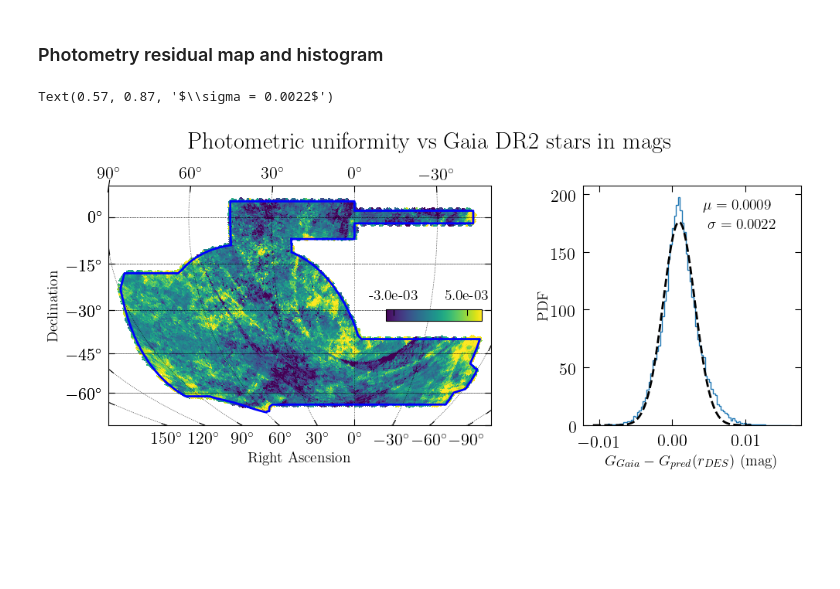
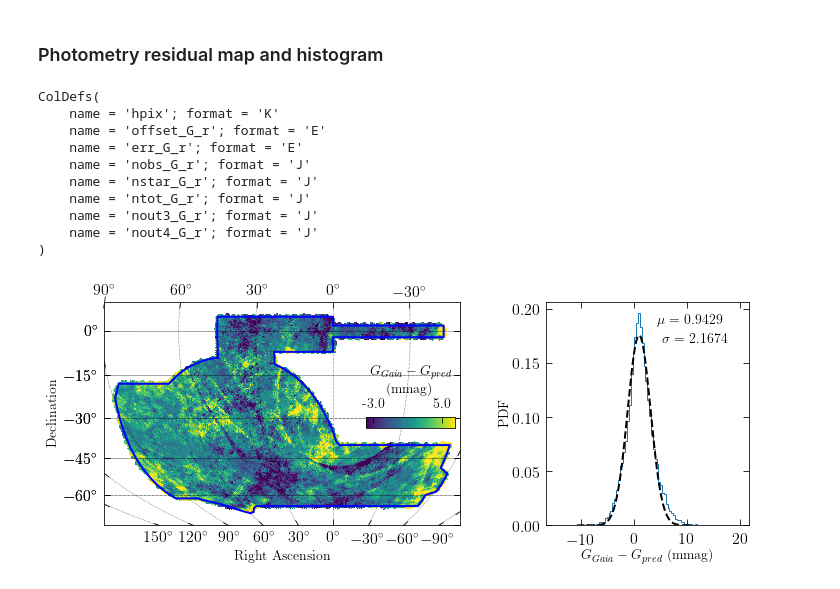
Before and after one commit to nsevilla/y3gold-paper, a Jupyter notebook: y3gold_photometry.ipynb, the cells around one changed output. Cells and saved outputs as stored; diff of their text form; code cells hidden in the pictures; blank space fills up the shorter version.

```diff
--- a/y3gold_photometry.ipynb
+++ b/y3gold_photometry.ipynb
@@ -53,37 +54,62 @@ Y3DR2_photo_residual_map = fits.open(datadir+'y4a1_v1.5.0_gdr2ml3_maps128.fits',
 Y3DR2_photo_residual_data = Y3DR2_photo_residual_map[1].data
 #Y3DR2_photo_residual_map_old = fits.open(datadir+'y3a1_gaia_offsets_0515-nobs.fit',memmap=True)
 #Y3DR2_photo_residual_data_old = Y3DR2_photo_residual_map_old[1].data
+# %%
+print(Y3DR2_photo_residual_data.columns)
+# %% [output]
+ColDefs(
+    name = 'hpix'; format = 'K'
+    name = 'offset_G_r'; format = 'E'
+    name = 'err_G_r'; format = 'E'
+    name = 'nobs_G_r'; format = 'J'
+    name = 'nstar_G_r'; format = 'J'
+    name = 'ntot_G_r'; format = 'J'
+    name = 'nout3_G_r'; format = 'J'
+    name = 'nout4_G_r'; format = 'J'
+)
 # %%
 mask = (Y3DR2_photo_residual_data['NSTAR'] >= 10)
 pix = Y3DR2_photo_residual_data['HPIX'][mask]
-offset = Y3DR2_photo_residual_data['OFFSET'][mask]
+offset = Y3DR2_photo_residual_data['OFFSET'][mask]*1000
+### for outliers
+#mask = (Y3DR2_photo_residual_data['nstar_G_r'] >= 10)
+#pix = Y3DR2_photo_residual_data['hpix']
+#outliers = Y3DR2_photo_residual_data['nout3_G_r']
+#nstars = Y3DR2_photo_residual_data['ntot_G_r']
+#ratio = outliers/nstars
 # %%
 fig = plt.figure(figsize=(12.,4.))
-fig.suptitle('Photometric uniformity vs Gaia DR2 stars in mags', fontsize = 22, y=1.08)
+#fig.suptitle('Photometric 3-sigma outliers vs Gaia DR2 stars in mags', fontsize = 22, y=1.08)
+#fig.suptitle('Photometric uniformity vs Gaia DR2 stars in mmags', fontsize = 22, y=1.08)
 gs = fig.add_gridspec(1, 2, width_ratios=[2, 1])
 ax1 = plt.subplot(gs[0])
 smap = DESSkymap()
+#smap.draw_hpxmap(ratio.byteswap().newbyteorder(),pix.byteswap().newbyteorder(),NSIDE,xsize=1000)
+#smap.draw_inset_colorbar(fontsize=14,ticks=[0.05,2])
 smap.draw_hpxmap(offset.byteswap().newbyteorder(),pix.byteswap().newbyteorder(),NSIDE,xsize=1000)
-smap.draw_inset_colorbar(fontsize=14,ticks=[-0.003,0.005])
+smap.draw_inset_colorbar(fontsize=14,ticks=[-3,5],label='$G_{Gaia}-G_{pred}$ \n (mmag)')
 smap.draw_des()
 ax2 = plt.subplot(gs[1])
 fig.add_subplot(ax2)
 plt.sca(ax2)
-plt.xlabel(r'$G_{Gaia}-G_{pred} (r_{DES})$ (mag)')
+#plt.xlabel(r'Ratio of 3-sigma outliers in pixel')
+plt.xlabel(r'$G_{Gaia}-G_{pred} $ (mmag)')
 plt.ylabel('PDF',labelpad=1)
-n,b,p = plt.hist(offset,normed=True,histtype='step',bins=100)
+#plt.yscale('log')
+#n,b,p = plt.hist(ratio,normed=True,histtype='step',bins=100, range=[0,1])
+n,b,p = plt.hist(offset,normed=True,histtype='step',bins=100, range=[-15,20])
 hist_fit_x = (np.array(b[0:-1])+np.array(b[1:]))/2.
 hist_fit_y = np.array(n)
 p0 = [offset.size, np.mean(offset), np.std(offset)]
 coeff,var_matrix = scipy.optimize.curve_fit(gauss, hist_fit_x, hist_fit_y, p0=p0)
 xvals = np.linspace(-5*coeff[2],5*coeff[2],1000)
 yvals = gauss(xvals,*coeff)
 plt.plot(xvals,yvals,'k--',linewidth=2)
 text1 = r'$\mu = %.4f$' % coeff[1]
 text2 = r'$\sigma = %.4f$' % coeff[2]
 ax2.annotate(text1,(0.55,0.95),xycoords='axes fraction',ha='left',va='top',size=14)
 ax2.annotate(text2,(0.57,0.87),xycoords='axes fraction',ha='left',va='top',size=14)
-#plt.savefig(figsdir+'y3gold_photometry_residuals_test.png',bbox_inches='tight')
+#plt.savefig(figsdir+'y3gold_photometry_3s_outliers.png',bbox_inches='tight')
+plt.savefig(figsdir+'y3gold_photometry_residuals.pdf',bbox_inches='tight',dpi=300)
 # %% [output]
-Text(0.57, 0.87, '$\\sigma = 0.0022$')
-[figure, old version]
+[figure, new version]
```
Also changed, not shown: parts of 1 cell of this notebook.
